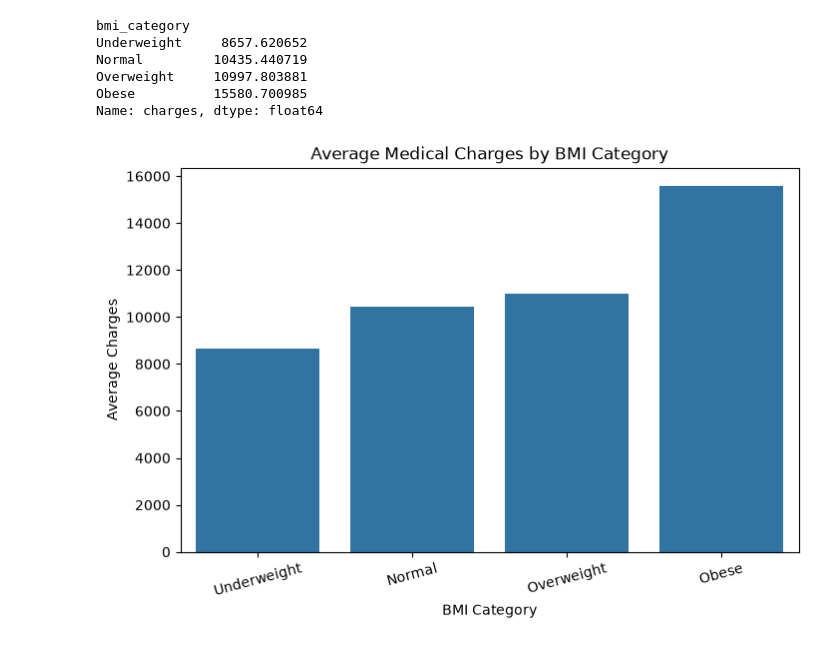
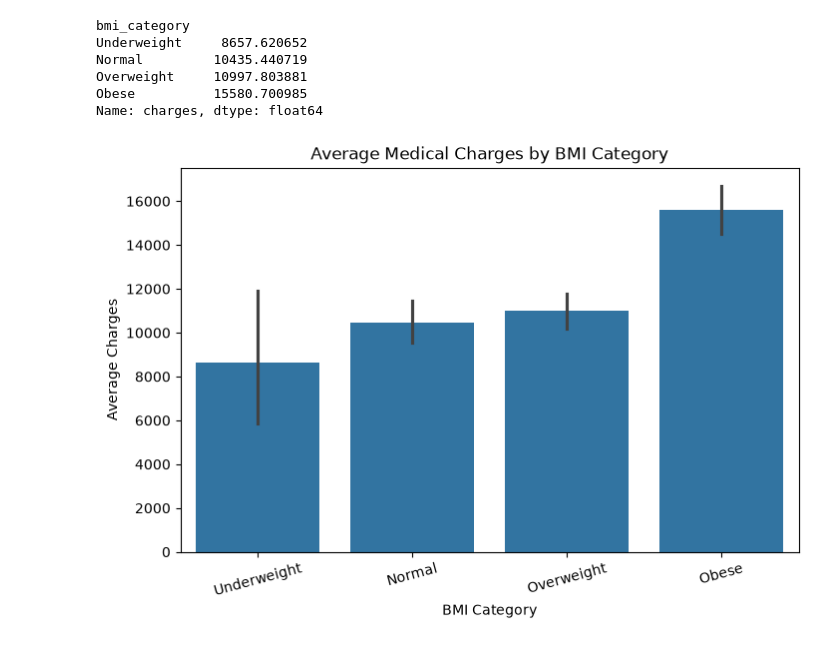
Before and after one commit to antonate113/Medical-Cost-Prediction, a Jupyter notebook: notebooks/01_data_understanding.ipynb, the cells around one changed output. Drawn from its saved outputs; the diff is of its cells as text; code cells hidden in the pictures.

```diff
--- a/notebooks/01_data_understanding.ipynb
+++ b/notebooks/01_data_understanding.ipynb
@@ -225,19 +225,19 @@ Name: charges, dtype: float64
 # %%
 plt.figure(figsize=(8, 5))
 
 sns.barplot(
     data=df,
     x="bmi_category",
     y="charges",
     order=["Underweight", "Normal", "Overweight", "Obese"],
-    errorbar=None
+
 )
 
 plt.title("Average Medical Charges by BMI Category")
 plt.xlabel("BMI Category")
 plt.ylabel("Average Charges")
 plt.xticks(rotation=15)
 
 plt.show()
 # %% [output]
-[figure, old version]
+[figure, new version]
```
Also changed, not shown: parts of 7 cells of this notebook, 1 other file.
